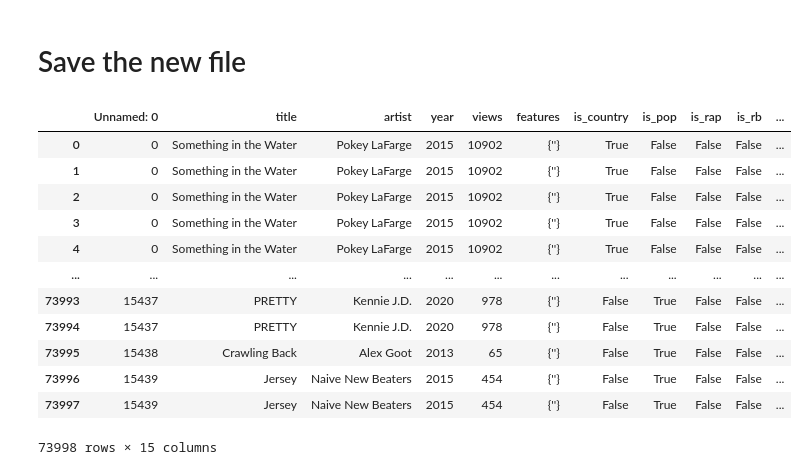
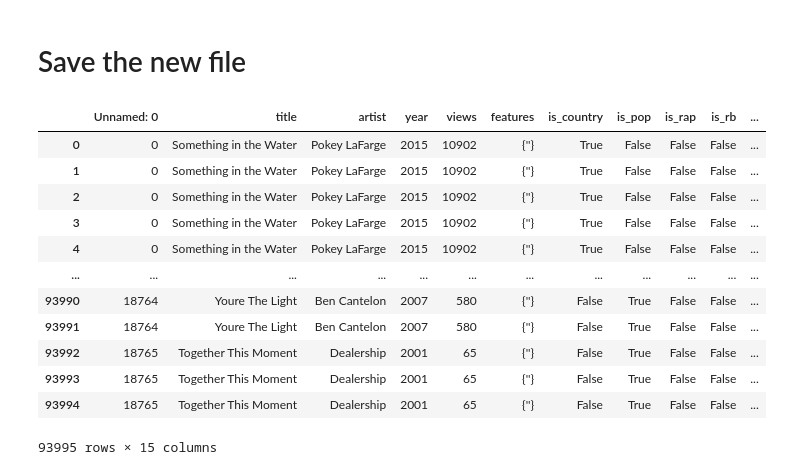
Before and after one commit to ChefBB/TA_project, a Jupyter notebook: labelling.ipynb, the cells around one changed output. Cells and saved outputs as stored; diff of their text form; code cells hidden in the pictures.

```diff
--- a/labelling.ipynb
+++ b/labelling.ipynb
@@ -114,32 +114,34 @@ lemmatized_df
 # %%
 import pandas as pd
 
 path = '/Users/brunobarbieri/Library/CloudStorage/OneDrive-UniversityofPisa/TA_Project/data/'
 lemmatized_df = pd.read_csv(path + 'def_lemmatized_df.csv')
 labelled_df = pd.concat(
     [
         pd.read_csv(path + 'bruno_labelled.csv'),
         pd.read_csv(path + 'gaia_labelled.csv'),
         pd.read_csv(path + 'francesco_labelled.csv'),
         pd.read_csv(path + 'lavinia_labelled.csv'),
-        pd.read_csv(path + 'bruno1_labelled.csv')
+        pd.read_csv(path + 'bruno1_labelled.csv'),
+        pd.read_csv(path + 'gaia1_labelled.csv'),
+        pd.read_csv(path + 'lavinia1_labelled.csv')
     ], ignore_index= True
 )
 labelled_df
 # %% [output]
 |  | Unnamed: 0 | title | artist | year | views | features | is_country | is_pop | is_rap | is_rb | ... |
 | 0 | 0 | Something in the Water | Pokey LaFarge | 2015 | 10902 | {''} | True | False | False | False | ... |
 | 1 | 0 | Something in the Water | Pokey LaFarge | 2015 | 10902 | {''} | True | False | False | False | ... |
 | 2 | 0 | Something in the Water | Pokey LaFarge | 2015 | 10902 | {''} | True | False | False | False | ... |
 | 3 | 0 | Something in the Water | Pokey LaFarge | 2015 | 10902 | {''} | True | False | False | False | ... |
 | 4 | 0 | Something in the Water | Pokey LaFarge | 2015 | 10902 | {''} | True | False | False | False | ... |
 | ... | ... | ... | ... | ... | ... | ... | ... | ... | ... | ... | ... |
-| 73993 | 15437 | PRETTY | Kennie J.D. | 2020 | 978 | {''} | False | True | False | False | ... |
-| 73994 | 15437 | PRETTY | Kennie J.D. | 2020 | 978 | {''} | False | True | False | False | ... |
-| 73995 | 15438 | Crawling Back | Alex Goot | 2013 | 65 | {''} | False | True | False | False | ... |
-| 73996 | 15439 | Jersey | Naive New Beaters | 2015 | 454 | {''} | False | True | False | False | ... |
-| 73997 | 15439 | Jersey | Naive New Beaters | 2015 | 454 | {''} | False | True | False | False | ... |
+| 93990 | 18764 | Youre The Light | Ben Cantelon | 2007 | 580 | {''} | False | True | False | False | ... |
+| 93991 | 18764 | Youre The Light | Ben Cantelon | 2007 | 580 | {''} | False | True | False | False | ... |
+| 93992 | 18765 | Together This Moment | Dealership | 2001 | 65 | {''} | False | True | False | False | ... |
+| 93993 | 18765 | Together This Moment | Dealership | 2001 | 65 | {''} | False | True | False | False | ... |
+| 93994 | 18765 | Together This Moment | Dealership | 2001 | 65 | {''} | False | True | False | False | ... |
-73998 rows × 15 columns
+93995 rows × 15 columns
 # %%
 labelled_df.rename(
     columns= {'Unnamed: 0' : 'id'},
```
Also changed, not shown: parts of 3 cells of this notebook, 1 other file.
